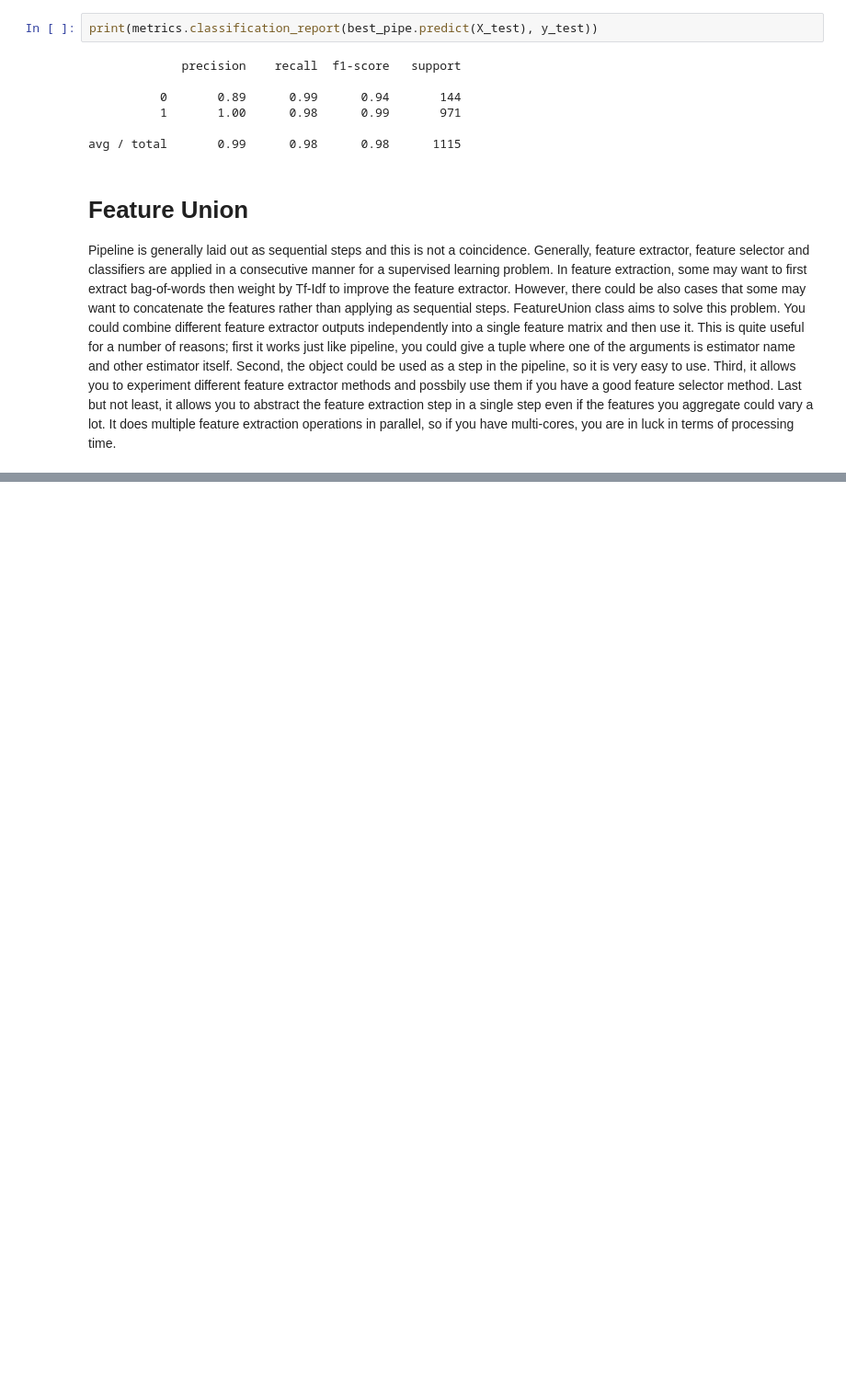
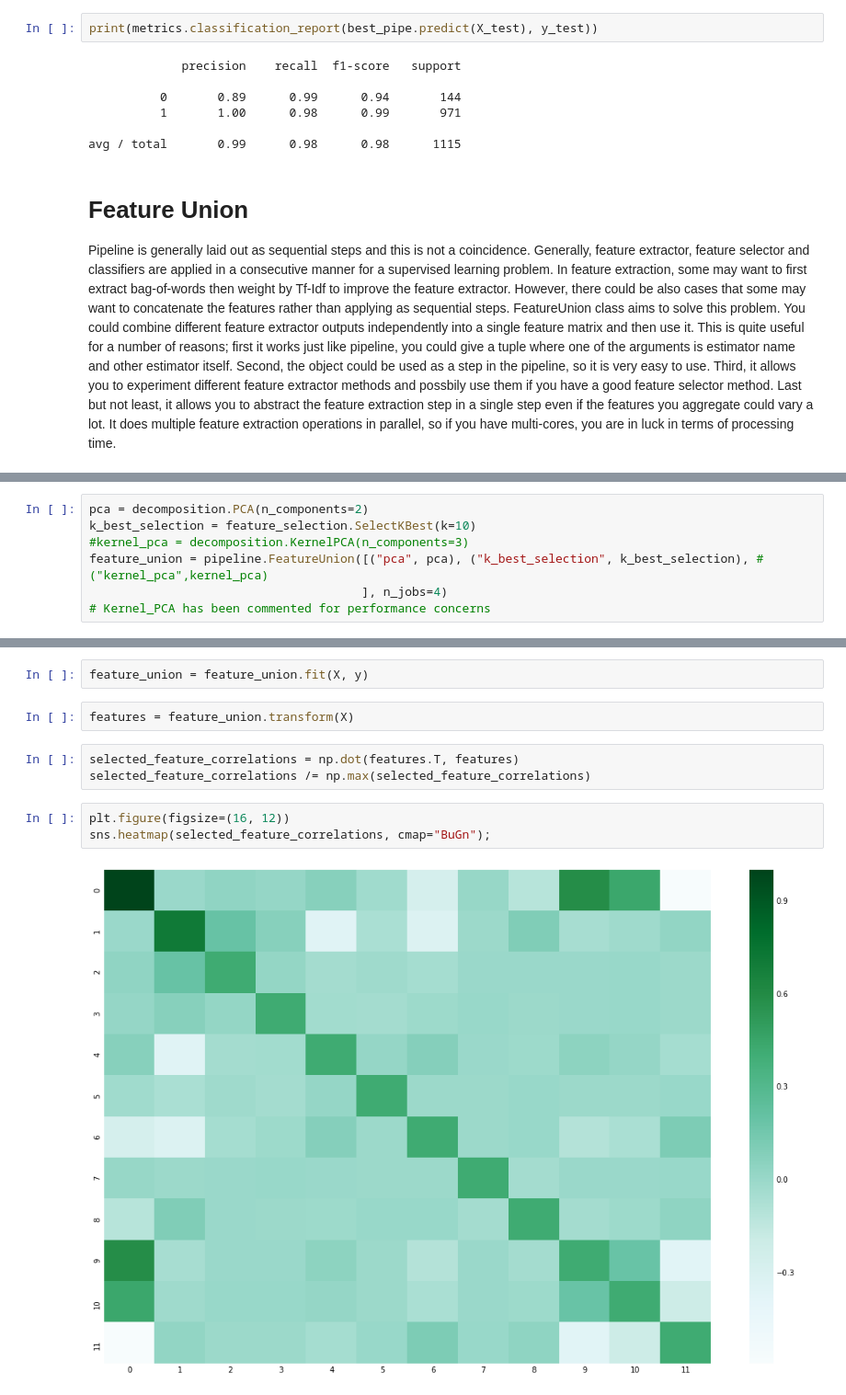
Before and after one commit to ViswanathRavindran/Python-Concepts, a Jupyter notebook: Scikit Learn.ipynb, the cells around one changed output, grey strips where cells are left out. Shown at 92% size. Saved outputs shown, nothing was run; the diff lists cells and outputs as text; blank space fills up the shorter version.

```diff
--- a/Scikit Learn.ipynb
+++ b/Scikit Learn.ipynb
@@ -836,0 +1000,7 @@ FeatureUnion class aims to solve this problem. You could combine different featu
+# %%
+pca = decomposition.PCA(n_components=2)
+k_best_selection = feature_selection.SelectKBest(k=10)
+#kernel_pca = decomposition.KernelPCA(n_components=3)
+feature_union = pipeline.FeatureUnion([("pca", pca), ("k_best_selection", k_best_selection), #("kernel_pca",kernel_pca)
+                                      ], n_jobs=4)
+# Kernel_PCA has been commented for performance concerns
@@ -836,0 +1014,12 @@ FeatureUnion class aims to solve this problem. You could combine different featu
+# %%
+feature_union = feature_union.fit(X, y)
+# %%
+features = feature_union.transform(X)
+# %%
+selected_feature_correlations = np.dot(features.T, features)
+selected_feature_correlations /= np.max(selected_feature_correlations)
+# %%
+plt.figure(figsize=(16, 12))
+sns.heatmap(selected_feature_correlations, cmap="BuGn");
+# %% [output]
+[figure, added]
```
Also changed, not shown: parts of 18 cells of this notebook.
